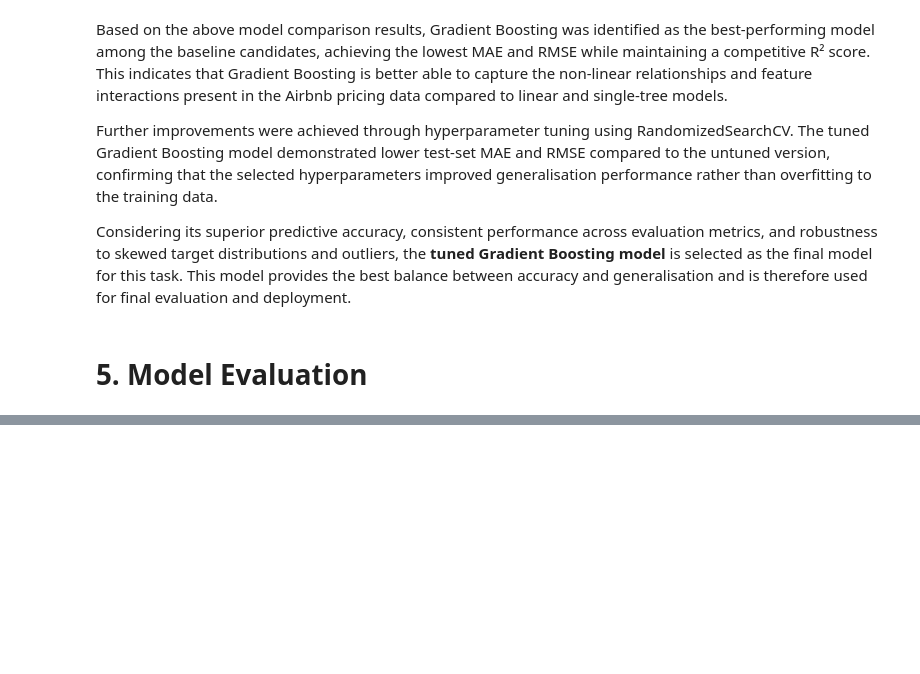
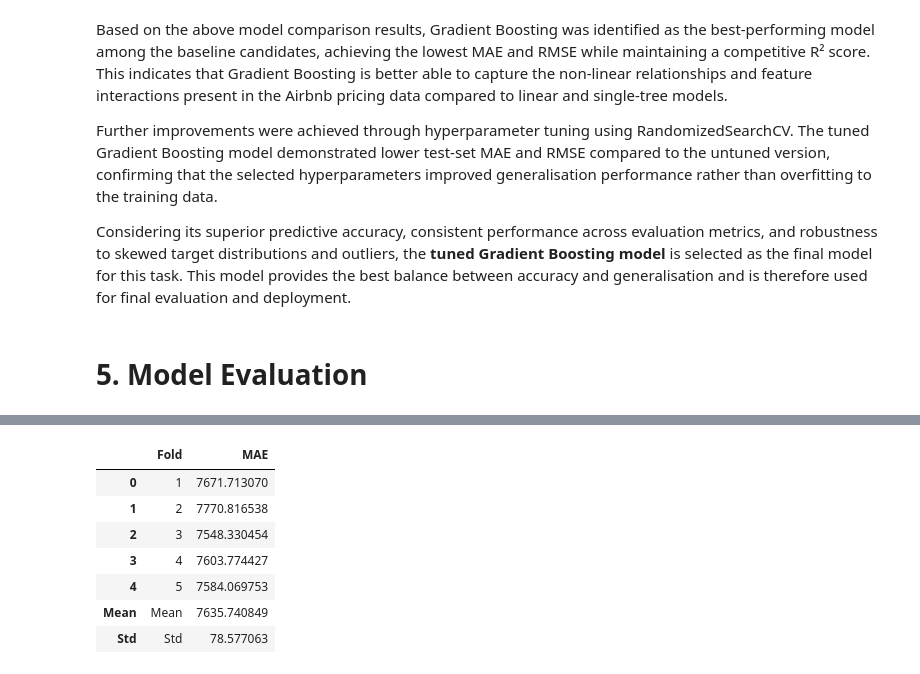
Before and after one commit to user2422224/OngTzeEnn_2404751F, a Jupyter notebook: AirbnbML.ipynb, the cells around one changed output, grey strips where cells are left out. Saved outputs shown, nothing was run; the diff lists cells and outputs as text; code cells hidden in the pictures; blank space fills up the shorter version.

```diff
--- a/AirbnbML.ipynb
+++ b/AirbnbML.ipynb
@@ -1058,0 +1209,35 @@ Considering its superior predictive accuracy, consistent performance across eval
+# %%
+from sklearn.model_selection import cross_val_score
+import numpy as np
+import pandas as pd
+
+# Cross-validation using MAE coverts negative mae to positive
+cv_scores = cross_val_score(
+    best_gb_model,
+    X_train,
+    y_train,
+    scoring="neg_mean_absolute_error",
+    cv=5,
+    n_jobs=-1
+)
+
+cv_mae = -cv_scores
+
+cv_results = pd.DataFrame({
+    "Fold": range(1, len(cv_mae) + 1),
+    "MAE": cv_mae
+})
+
+cv_results.loc["Mean"] = ["Mean", cv_mae.mean()]
+cv_results.loc["Std"] = ["Std", cv_mae.std()]
+
+cv_results
+# %% [output]
+|  | Fold | MAE |
+| 0 | 1 | 7671.713070 |
+| 1 | 2 | 7770.816538 |
+| 2 | 3 | 7548.330454 |
+| 3 | 4 | 7603.774427 |
+| 4 | 5 | 7584.069753 |
+| Mean | Mean | 7635.740849 |
+| Std | Std | 78.577063 |
```
Also changed, not shown: parts of 33 cells of this notebook.
